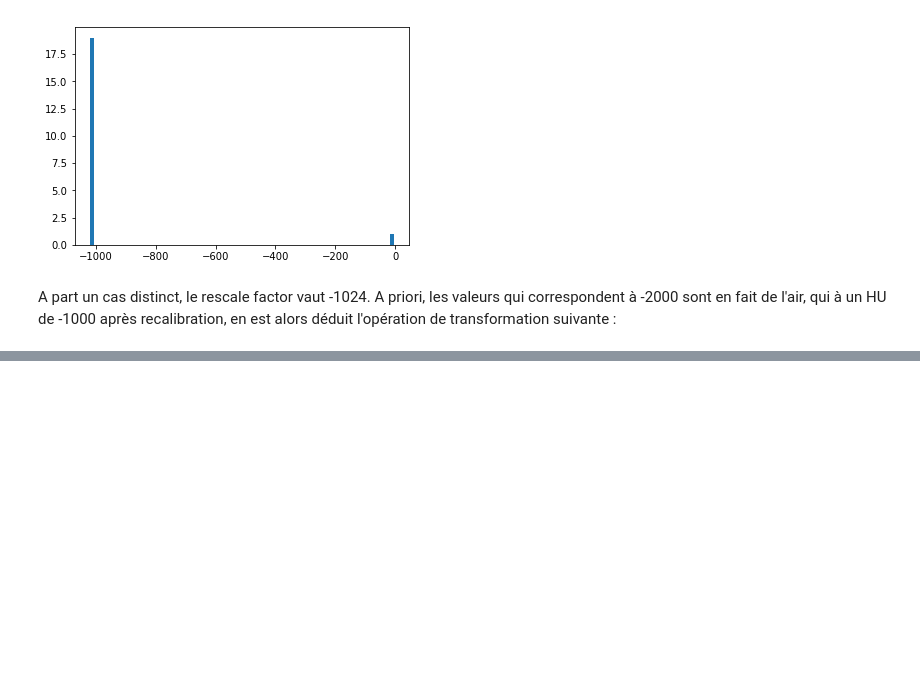
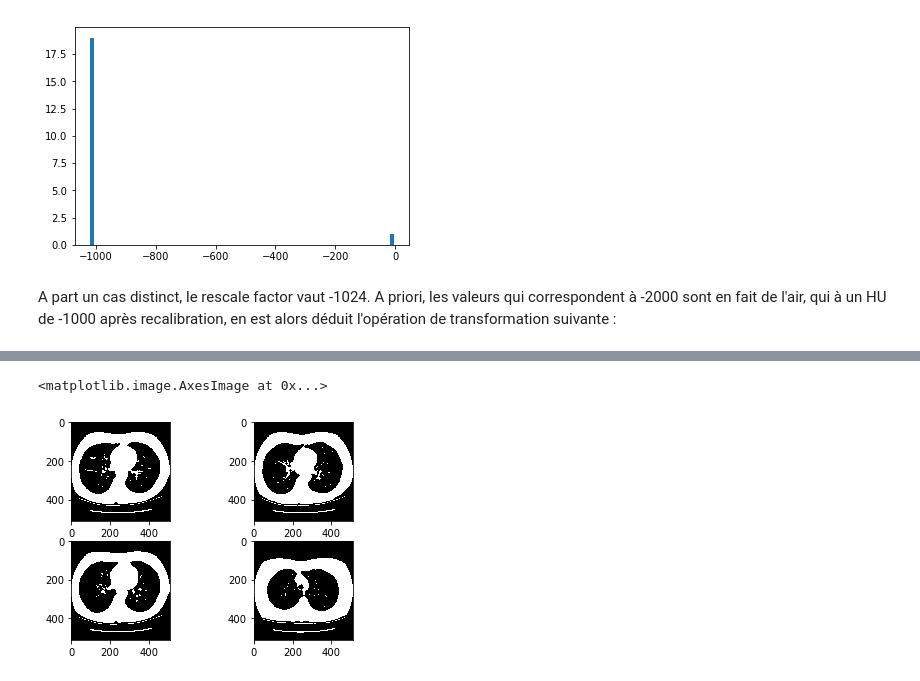
Before and after one commit to lucsoret/CEI, a Jupyter notebook: Python/Notebook/pre_processing.ipynb, the cells around one changed output, grey strips where cells are left out. Cells and saved outputs as stored; diff of their text form; code cells hidden in the pictures; blank space fills up the shorter version.

```diff
--- a/Python/Notebook/pre_processing.ipynb
+++ b/Python/Notebook/pre_processing.ipynb
@@ -163,0 +180,23 @@ plt.show()
+# %%
+first_patient_path = os.path.join(INPUT_FOLDER,patients[0])
+first_patient = load_scan(first_patient_path)
+total_images = os.listdir(first_patient_path)
+
+
+images = PixelData_to_HU(first_patient)
+
+binaries = images < -500
+
+
+"""Plot"""
+plt.subplot(221)
+plt.imshow(binaries[0],cmap=cm.Greys)
+plt.subplot(222)
+plt.imshow(binaries[25],cmap=cm.Greys)
+plt.subplot(223)
+plt.imshow(binaries[50],cmap=cm.Greys)
+plt.subplot(224)
+plt.imshow(binaries[76],cmap=cm.Greys)
+# %% [output]
+<matplotlib.image.AxesImage at 0x...>
+[figure, added]
```
Also changed, not shown: parts of 28 cells of this notebook.
